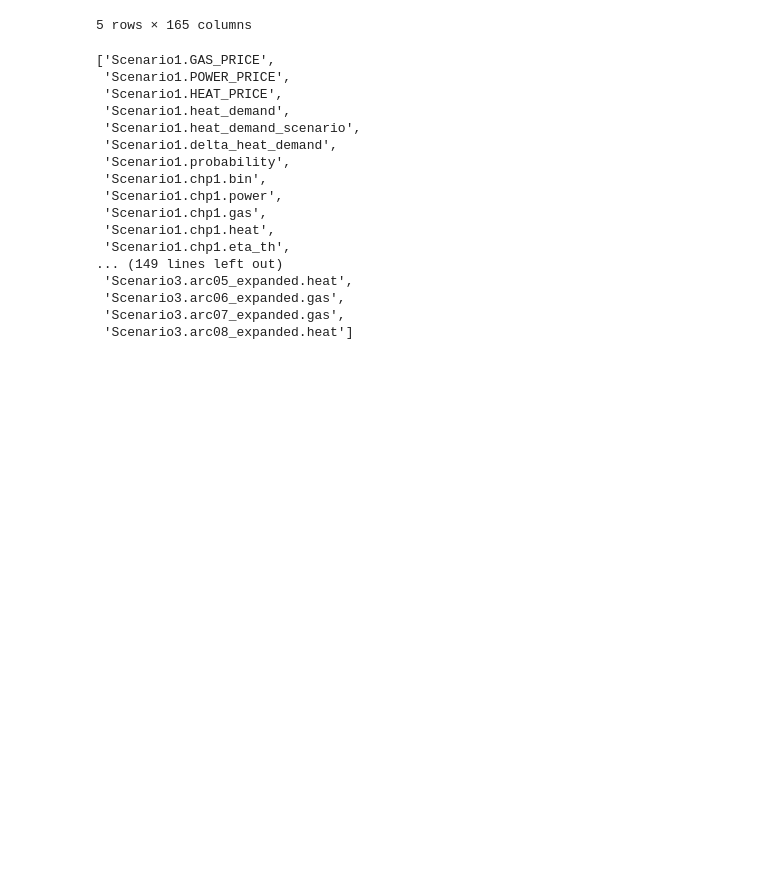
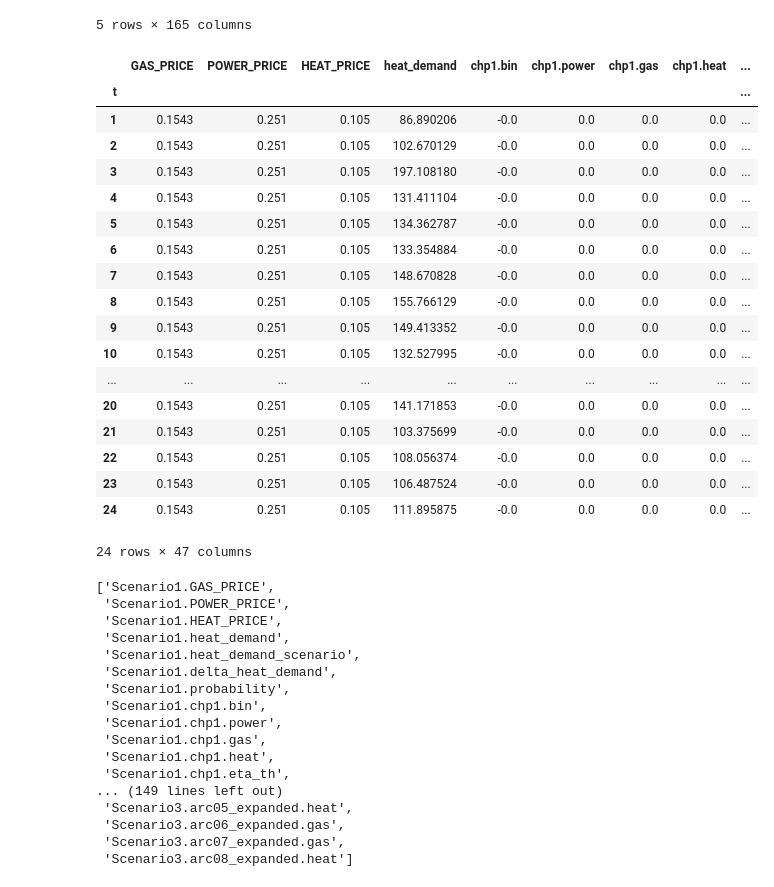
Before and after one commit to 0815Paul/SPMA, a Jupyter notebook: postprocessing/postprocessing.ipynb, the cells around one changed output. Cells and saved outputs as stored; diff of their text form; code cells hidden in the pictures; blank space fills up the shorter version.

```diff
--- a/postprocessing/postprocessing.ipynb
+++ b/postprocessing/postprocessing.ipynb
@@ -25,6 +25,15 @@ INPUT_PATH_D = postprocess['input_path_d']
 # Select the Date
 DATE = 20230402
 
+# Add period
+PERIOD = 0 # 0: day, 1: week, 2: month
+
+# Zuordnung der Periode zu einem String
+period_dict = {0: 'day', 1: 'week', 2: 'month'}
+PERIOD_STR = period_dict[PERIOD]
+
+
+# OLD
 csv_files = [f for f in os.listdir(INPUT_PATH_S) if str(DATE) in f and f.endswith('_ts.csv')]
 
 combinded_df = pd.DataFrame()
@@ -49,3 +58,20 @@ combinded_df.head()
 | 4 | 0.1543 | 0.251 | 0.105 | 131.411104 | ... |
 | 5 | 0.1543 | 0.251 | 0.105 | 134.362787 | ... |
 5 rows × 165 columns
+# %%
+def load_deterministic_data(input_path, date, period):
+    filename = f'd_{date}_to_{date}_{PERIOD_STR}_ts.csv'
+    file_path =  os.path.join(input_path, filename)
+    if os.path.exists(file_path):
+        df = pd.read_csv(file_path)
+        # Spaltennamen bereinigen
+        df.columns = df.columns.str.strip().str.replace(' ', '')
+        # Index setzen, falls 't' vorhanden
+        if 't' in df.columns:
+            df.set_index('t', inplace=True)
+        else:
+            print(f"'t' Spalte nicht in {filename} gefunden.")
+        return df
+    else:
+        print(f"Deterministische Datei {filename} nicht im Pfad {input_path} gefunden.")
+        return pd.DataFrame()
@@ -52,3 +118,27 @@ combinded_df.head()
+# %%
+df_deterministic = load_deterministic_data(INPUT_PATH_D, DATE, PERIOD_STR)
+
+df_deterministic
+# %% [output]
+|  | GAS_PRICE | POWER_PRICE | HEAT_PRICE | heat_demand | chp1.bin | chp1.power | chp1.gas | chp1.heat | ... |
+| t |  |  |  |  |  |  |  |  | ... |
+| 1 | 0.1543 | 0.251 | 0.105 | 86.890206 | -0.0 | 0.0 | 0.0 | 0.0 | ... |
+| 2 | 0.1543 | 0.251 | 0.105 | 102.670129 | -0.0 | 0.0 | 0.0 | 0.0 | ... |
+| 3 | 0.1543 | 0.251 | 0.105 | 197.108180 | -0.0 | 0.0 | 0.0 | 0.0 | ... |
+| 4 | 0.1543 | 0.251 | 0.105 | 131.411104 | -0.0 | 0.0 | 0.0 | 0.0 | ... |
+| 5 | 0.1543 | 0.251 | 0.105 | 134.362787 | -0.0 | 0.0 | 0.0 | 0.0 | ... |
+| 6 | 0.1543 | 0.251 | 0.105 | 133.354884 | -0.0 | 0.0 | 0.0 | 0.0 | ... |
+| 7 | 0.1543 | 0.251 | 0.105 | 148.670828 | -0.0 | 0.0 | 0.0 | 0.0 | ... |
+| 8 | 0.1543 | 0.251 | 0.105 | 155.766129 | -0.0 | 0.0 | 0.0 | 0.0 | ... |
+| 9 | 0.1543 | 0.251 | 0.105 | 149.413352 | -0.0 | 0.0 | 0.0 | 0.0 | ... |
+| 10 | 0.1543 | 0.251 | 0.105 | 132.527995 | -0.0 | 0.0 | 0.0 | 0.0 | ... |
+| ... | ... | ... | ... | ... | ... | ... | ... | ... | ... |
+| 20 | 0.1543 | 0.251 | 0.105 | 141.171853 | -0.0 | 0.0 | 0.0 | 0.0 | ... |
+| 21 | 0.1543 | 0.251 | 0.105 | 103.375699 | -0.0 | 0.0 | 0.0 | 0.0 | ... |
+| 22 | 0.1543 | 0.251 | 0.105 | 108.056374 | -0.0 | 0.0 | 0.0 | 0.0 | ... |
+| 23 | 0.1543 | 0.251 | 0.105 | 106.487524 | -0.0 | 0.0 | 0.0 | 0.0 | ... |
+| 24 | 0.1543 | 0.251 | 0.105 | 111.895875 | -0.0 | 0.0 | 0.0 | 0.0 | ... |
+24 rows × 47 columns
 # %%
 combinded_df.columns.tolist()
 # %% [output]
```
Also changed, not shown: parts of 1 cell of this notebook, 37 other files.
